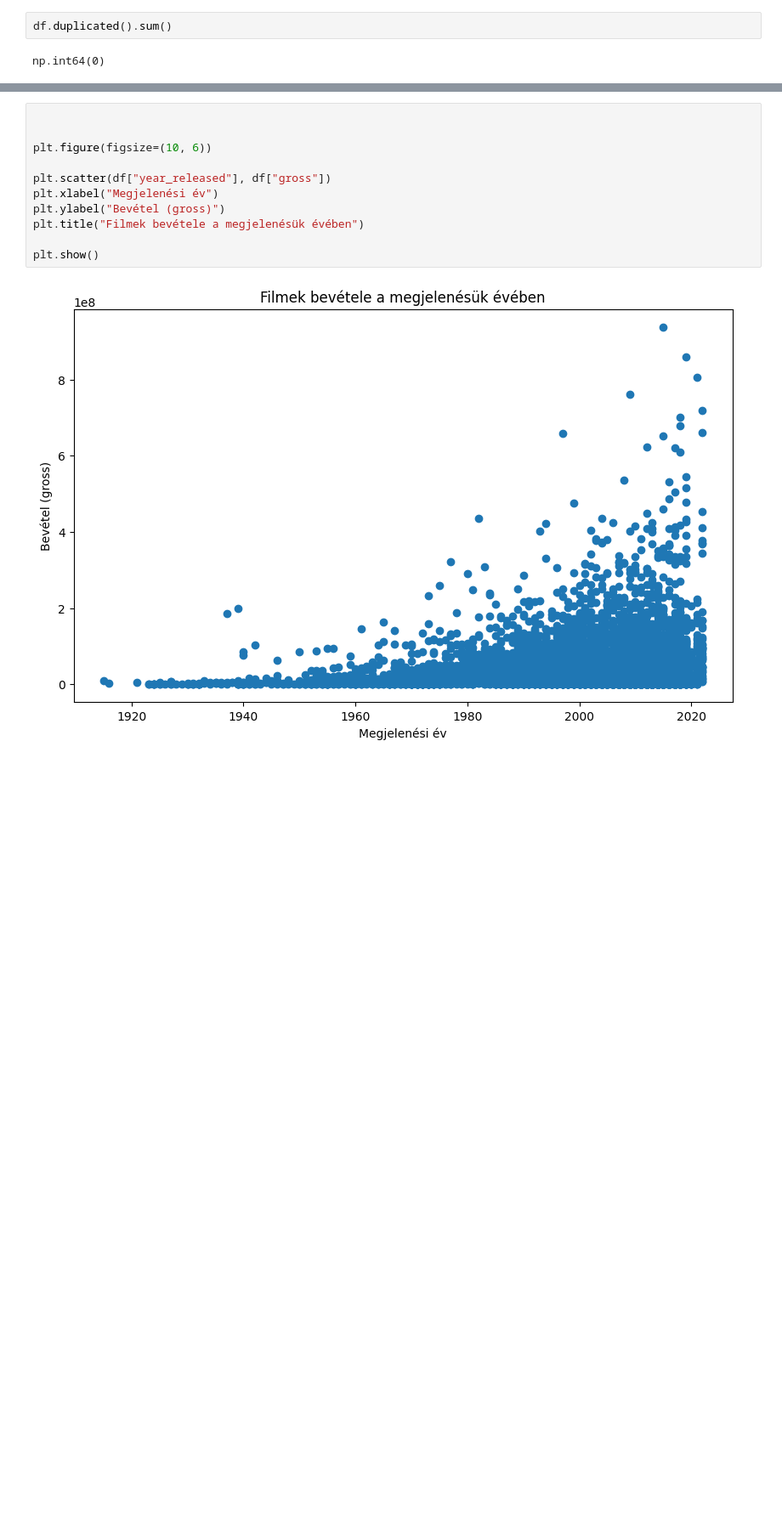
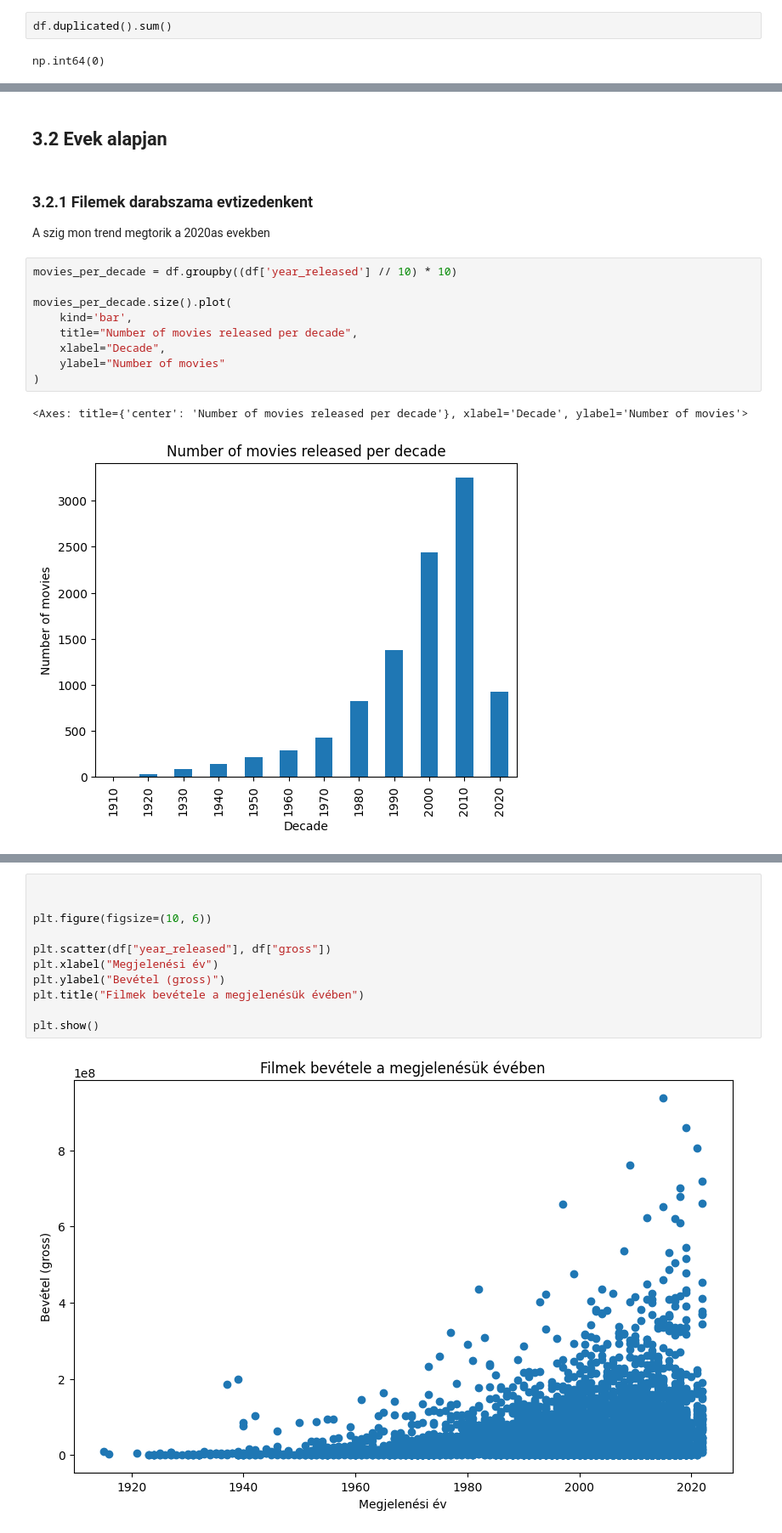
Before and after one commit to gutbrot/dataS, a Jupyter notebook: hw/EDA.ipynb, the cells around one changed output, grey strips where cells are left out. Shown at 85% size. Saved outputs shown, nothing was run; the diff lists cells and outputs as text; blank space fills up the shorter version.

```diff
--- a/hw/EDA.ipynb
+++ b/hw/EDA.ipynb
@@ -134,0 +201,17 @@ Filmek megjelenéseinek darabszáma az évek során
+# %% [markdown]
+## 3.2 Evek alapjan
+# %% [markdown]
+### 3.2.1 Filemek darabszama evtizedenkent
+A szig mon trend megtorik a 2020as evekben
+# %%
+movies_per_decade = df.groupby((df['year_released'] // 10) * 10)
+
+movies_per_decade.size().plot(
+    kind='bar',
+    title="Number of movies released per decade",
+    xlabel="Decade",
+    ylabel="Number of movies"
+)
+# %% [output]
+<Axes: title={'center': 'Number of movies released per decade'}, xlabel='Decade', ylabel='Number of movies'>
+[figure, added]
```
Also changed, not shown: parts of 50 cells of this notebook, 1 other file.
